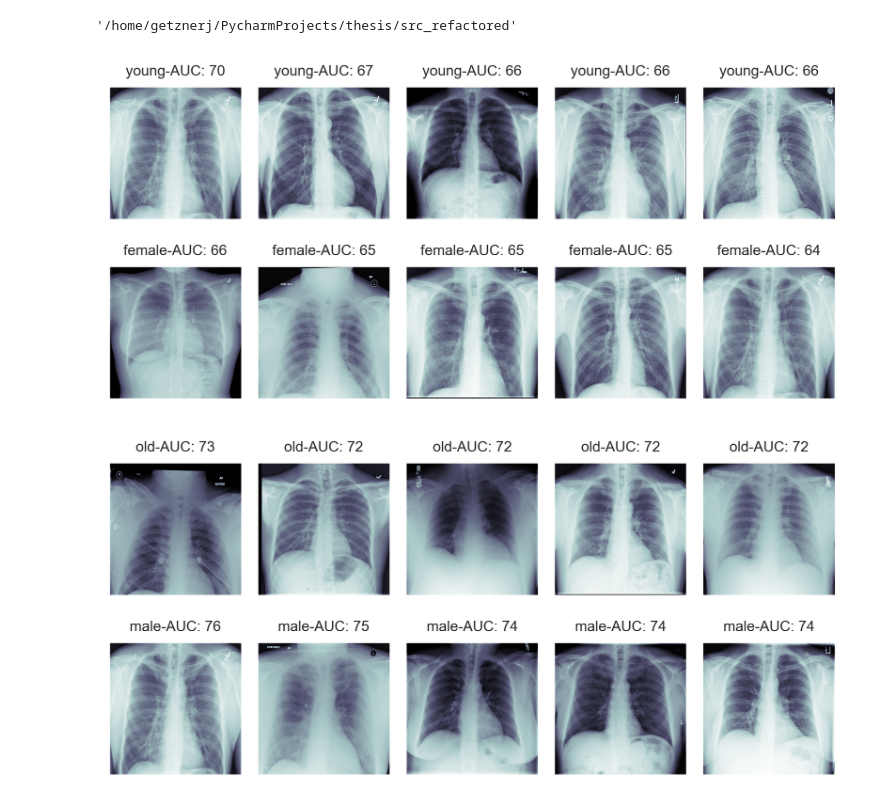
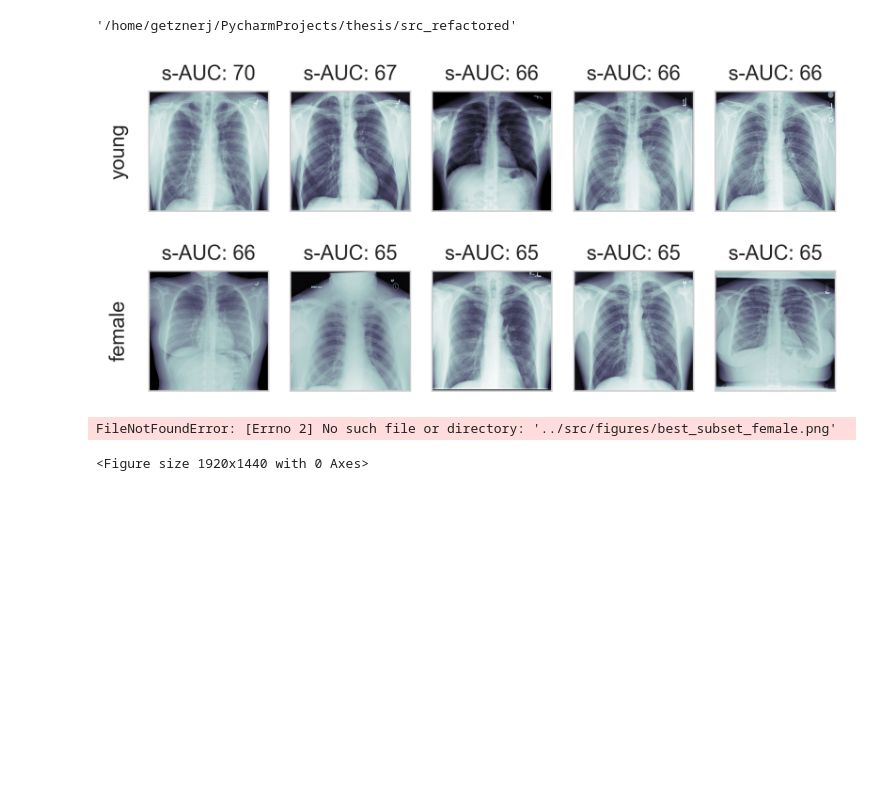
Before and after one commit to JohannesGetzner/fair-uad-with-dp, a Jupyter notebook: src_refactored/best_samples.ipynb, the cells around one changed output. Saved outputs shown, nothing was run; the diff lists cells and outputs as text; code cells hidden in the pictures; blank space fills up the shorter version.

Commit message:
new plots

```diff
--- a/src_refactored/best_samples.ipynb
+++ b/src_refactored/best_samples.ipynb
@@ -8,7 +8,7 @@ import json
 import pydicom
 # %%
 # load json file subsets.json
-with open('../subsets.json') as f:
+with open('./subsets.json') as f:
     subsets = json.load(f)
 # del "test/AUROC" key value pair
 del subsets["test/AUROC"]
@@ -24,34 +24,37 @@ subsets_female_young = {key:value for key, value in subsets.items() if "female"
 subsets_male_old = {key:value for key, value in subsets.items() if ("male" in key or "old" in key) and "female" not in key}
 # %%
 # get subsets young and female from subset key
-for subset_set in [subsets_female_young,subsets_male_old]:
-    fontSize = 8
-    rc={"figure.dpi": 300, 'savefig.dpi': 300, 'axes.labelsize': fontSize, 'axes.titlesize': fontSize, 'font.size': fontSize, 'legend.fontsize': fontSize*0.7}
+for subset_set in [subsets_female_young, subsets_male_old]:
+    fontSize = 11
+    rc={"figure.dpi": 300, 'savefig.dpi': 300, 'axes.labelsize': fontSize, 'axes.titlesize': fontSize, 'font.size': fontSize}
     plt.rcParams.update(rc)
-    fig, axs = plt.subplots(2, k, figsize=(5.78853, 3))
+    fig, axs = plt.subplots(2, k, figsize=(5.78853, 3), sharey=True, sharex=True)
     for row, (subset_name, subset) in enumerate(subset_set.items()):
         if "young" in subset_name:
             s = "young"
         elif "old" in subset_name:
             s = "old"
         elif "female" in subset_name:
             s = "female"
         else:
             s = "male"
         top_k_filenames = subset["filenames"][:k]
         top_k_filenames = [f[2:] for f in top_k_filenames]
         top_k_filenames = [os.path.join("../src/",f) for f in top_k_filenames]
         top_k_scores = subset["scores"][:k]
         for i, f in enumerate(top_k_filenames):
             ds = pydicom.dcmread(f)
             axs[row,i].imshow(ds.pixel_array, cmap=plt.cm.bone)
             axs[row,i].grid(False)
             # turn of axis tick labels
             axs[row,i].set_xticklabels([])
             axs[row,i].set_yticklabels([])
-            axs[row,i].set_title(f"{s}-AUC: {top_k_scores[i]*100:.0f}")
+            axs[row,i].set_title(f"s-AUC: {top_k_scores[i]*100:.0f}")
+            axs[row,0].set_ylabel(s)
     plt.tight_layout()
     plt.show()
+    plt.savefig(f"../src/figures/best_subset_{s}.png")
 # %% [output]
-[figure, old version]
+[figure, new version]
-[figure, removed]
+FileNotFoundError: [Errno 2] No such file or directory: '../src/figures/best_subset_female.png'
+<Figure size 1920x1440 with 0 Axes>
```
Also changed, not shown: 6 other files.
